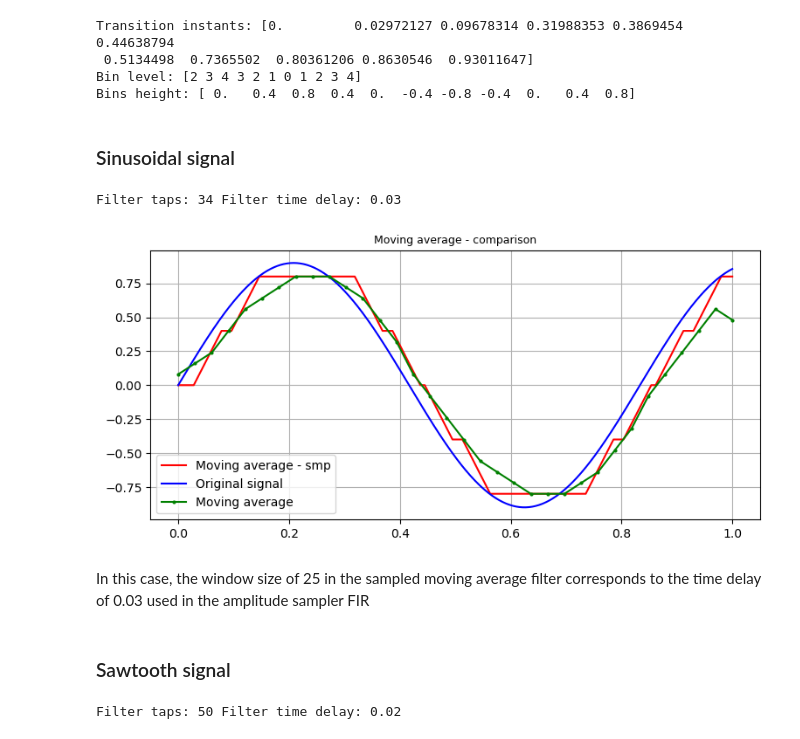
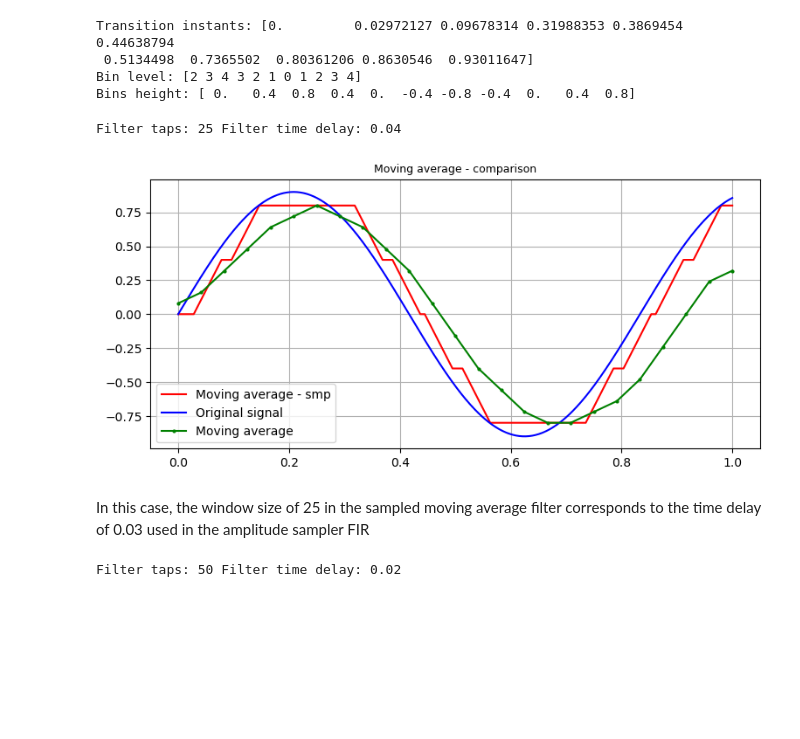
Before and after one commit to lindafabs/Semester-Project, a Jupyter notebook: Final_notebook.ipynb, the cells around one changed output. Saved outputs shown, nothing was run; the diff lists cells and outputs as text; code cells hidden in the pictures; blank space fills up the shorter version.

```diff
--- a/Final_notebook.ipynb
+++ b/Final_notebook.ipynb
@@ -401,6 +405,31 @@ The amplitude sampler algorithm works following these steps:
 - if a transition has occurred, first determine the threshold value for the amplitude crossing, and then find the exact crossing time between the two neighbouring samples using the <code style="font-family: 'Courier New', monospace;">brentq </code>  optimizer from scipy
 # %% [markdown]
 Let's see how the amplitude sampler performs:
+# %%
+def amplitude_sampler(f, T, Q, gd=1000):
+
+    # f : input function
+    # T : function period
+    # Q : quantizer
+    # gd : points per period in initial sampling grid
+    def shifted_f(x, offset):
+        # wrapper to shift the input function
+        return f(x) - offset
+
+    transitions, bins = [0], [Q.qbin(f(0))]   # transition times and associated quantization bin
+    num_samples = T * gd                      # start with a regular sampling to estimate transition points
+
+    for n in range(1, num_samples):
+        t = n * T / num_samples
+        i = Q.qbin(f(t))
+        if i != bins[-1]:
+            # a level transition has occurred. Find the exact time
+            #  first determine the value for the amplitude crossing
+            threshold = Q.qthreshold(bins[-1], i)
+            #  then determine the exact crossing time between neighboring samples
+            transitions.append(brentq(shifted_f, (n - 1) * T / num_samples, t, args=threshold))
+            bins.append(i)
+    return np.array(transitions), np.array(bins)
 # %%
 def test_ampSmp(x):
     f0 = 1.2 # Hz
@@ -773,36 +803,33 @@ def movingAvg(time, transition_inst, bins_heights,Td,W, T):
         filter_out.append(window_sum)
         tn= tn+Td
     return filter_out
-# %% [markdown]
-### Sinusoidal signal
 # %%
 T=1
+t_inst, bins = amplitude_sampler(test_FIR,1, q)
 time_vector= np.linspace(0,T,1000)
 bins_h = q.qvalue(bins)
+# %%
+time_delay = 0.04
+movAvg_out  = movingAvg(time=time_vector, transition_inst = t_inst, bins_heights = bins_h,Td = time_delay, W = 5, T=T)
+
+x = np.linspace(0,T,500)
+x_fir = np.linspace(0, T, len(movAvg_out))
+f = FIR_class(taps = len(movAvg_out), delay = 3)
+y_fir_smp = f.movingAvg_buffer(q.quantize(test_FIR(x)), 25)
 # %%
-time_delay = 0.03
-movAvg_out  = movingAvg(time=time_vector, transition_inst = t_inst, bins_heights = bins_h,Td = time_delay, W = 5, T=T)
-
-x = np.linspace(0,T,500)
-x_fir = np.linspace(0, T, len(movAvg_out))
-f = FIR_class(taps = len(movAvg_out), delay = 3)
-y_fir_smp = f.movingAvg_buffer(q.quantize(test_FIR(x)), 25)
 print('Filter taps: {} Filter time delay: {}'.format(len(movAvg_out), time_delay))
-#--------------------------------------------------------------------------
 plt.figure(figsize=(9, 4))
 plt.plot(x, y_fir_smp, 'r',label='Moving average - smp')
 plt.plot(x, test_FIR(x),'b', label='Original signal')
 plt.plot(x_fir, movAvg_out,'go-', markersize=2, label='Moving average')
 plt.title('Moving average - comparison', fontsize=9)
 plt.grid()
 plt.legend();
 # %% [output]
-Filter taps: 34 Filter time delay: 0.03
+Filter taps: 25 Filter time delay: 0.04
-[figure, old version]
+[figure, new version]
 # %% [markdown]
 In this case, the window size of 25 in the sampled moving average filter corresponds to the time delay of 0.03 used in the amplitude sampler FIR
-# %% [markdown]
-### Sawtooth signal
 # %%
 def sawtooth_test(x):
     f0 = 3 # Hz
```
Also changed, not shown: parts of 36 cells of this notebook, 1 other file.
